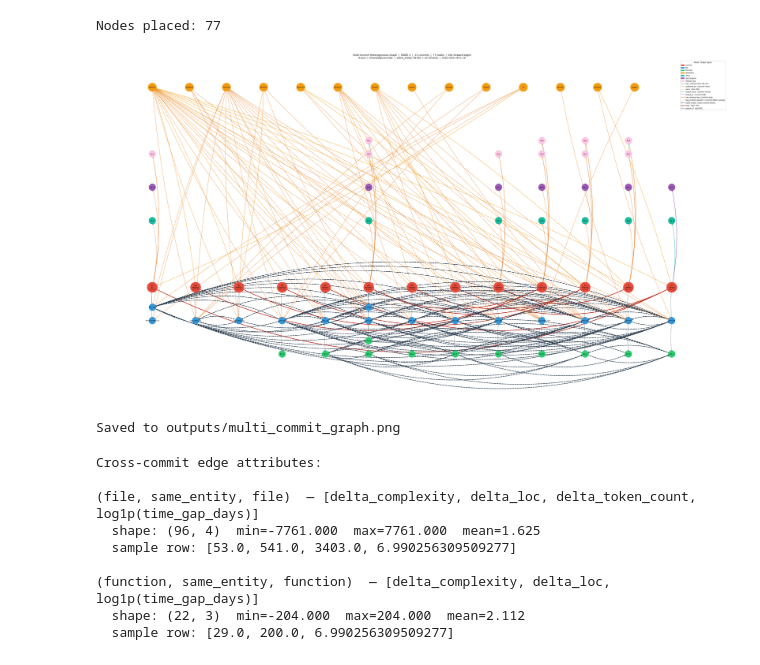
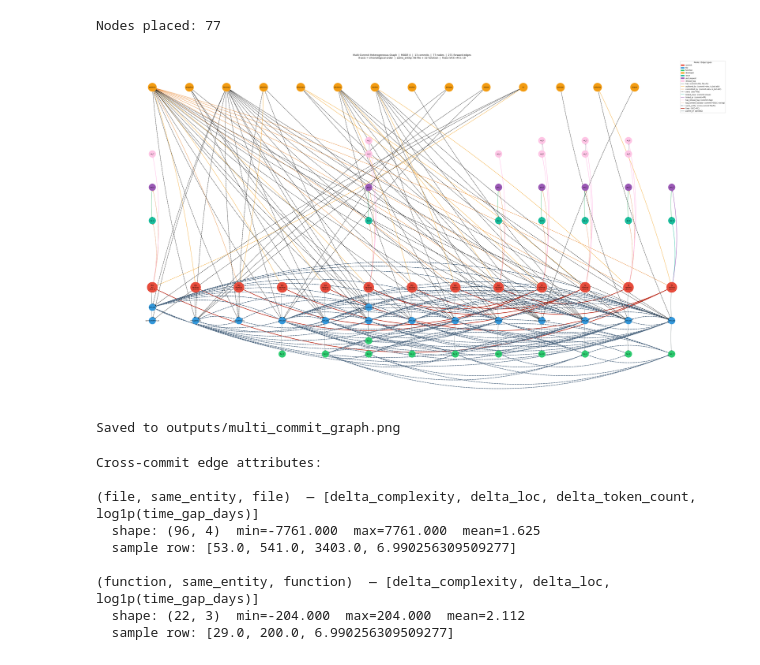
Before and after one commit to tolgakuntman/thesis, a Jupyter notebook: notebooks/multi_commit_graph.ipynb, the cells around one changed output. Drawn from its saved outputs; the diff is of its cells as text; code cells hidden in the pictures.

Commit message:
edge colors changed. the link between issue and pr added.

```diff
--- a/notebooks/multi_commit_graph.ipynb
+++ b/notebooks/multi_commit_graph.ipynb
@@ -203,15 +203,16 @@ COLOUR = {
 EDGE_COLOUR = {
     'has':               '#7f8c8d',
     'authored_by':       '#f39c12',
-    'owns':              '#e67e22',
-    'co_modified':       '#e74c3c',
+    'committed_by':      '#e67e22',  # distinct orange for committer
+    'owns':              "#000000",
+    'co_modified':       "#9de89f",
     'linked_issue':      '#1abc9c',
     'linked_pr':         '#8e44ad',
-    'has_release_tag':   '#e67e22',
+    'has_release_tag':   "#ffb5e4",
     'tag_context_pr':    '#d35400',
     'tag_context_issue': '#d35400',
     'references_issue':  '#27ae60',
-    'same_entity':       '#2c3e50',   # cross-commit file/function
+    'same_entity':       "#516a83",   # cross-commit file/function
     'parent_of':         '#95a5a6',   # git DAG
     'fixes':             '#c0392b',   # VCC→FC
 }
@@ -300,13 +301,12 @@ Nodes placed: 77
 REVERSE_RELS = {'issue_of', 'pr_of', 'tag_of', 'referenced_by_pr', 'prev_tag',
                 'prev_issue', 'prev_pr', 'tag_context_of', 'in_release'}
 
-# Only skip relations that are truly redundant or too noisy to read:
-#   - next_*/prev_* temporal chains between SDLC nodes (mode 4 tag chain kept via next_tag)
-#   - affects_*/in_release (0 edges in mode 4 anyway)
-#   - references_issue (PR→issue cross edges — clutters without adding commit connectivity)
-# All commit→SDLC edges (linked_issue, linked_pr, has_release_tag,
-# tag_context_pr, tag_context_issue) are KEPT so SDLC nodes are anchored.
-SKIP_RELS = {'next_issue', 'next_pr', 'affects_pr', 'affects_issue', 'references_issue'}
+# Only skip relations that are truly redundant or have 0 edges in mode 4:
+#   - next_issue / next_pr: mode 1 only, 0 edges in mode 4
+#   - affects_pr / affects_issue: replaced by tag_context_* in mode 4, 0 edges
+# references_issue (PR→issue) is KEPT — it is the only direct SDLC-to-SDLC
+# edge in mode 4 (PR aggregate node → issue aggregate node).
+SKIP_RELS = {'next_issue', 'next_pr', 'affects_pr', 'affects_issue'}
 
 G_vis = nx.DiGraph()
 for nid, pos in node_pos.items():
@@ -367,35 +367,36 @@ nx.draw_networkx_labels(G_vis, pos_dict,
 node_legend = [mpatches.Patch(color=c, label=nt) for nt, c in COLOUR.items()]
 # Legend — edge types
 edge_legend = [
     Line2D([0],[0], color=EDGE_COLOUR['has'],               lw=1.2,             label='has  (commit→file, file→fn)'),
-    Line2D([0],[0], color=EDGE_COLOUR['authored_by'],       lw=1.2,             label='authored_by  (commit→dev)'),
+    Line2D([0],[0], color=EDGE_COLOUR['authored_by'],       lw=1.2,             label='authored_by  (commit→dev, is_bot attr)'),
+    Line2D([0],[0], color=EDGE_COLOUR['committed_by'],      lw=1.2, ls='--',    label='committed_by  (commit→dev, is_bot attr)'),
     Line2D([0],[0], color=EDGE_COLOUR['owns'],              lw=1.0, ls='--',    label='owns  (dev→file)'),
     Line2D([0],[0], color=EDGE_COLOUR['linked_issue'],      lw=1.2,             label='linked_issue  (commit→issue)'),
     Line2D([0],[0], color=EDGE_COLOUR['linked_pr'],         lw=1.2,             label='linked_pr  (commit→PR)'),
     Line2D([0],[0], color=EDGE_COLOUR['has_release_tag'],   lw=1.2,             label='has_release_tag  (commit→tag)'),
     Line2D([0],[0], color=EDGE_COLOUR['tag_context_issue'], lw=1.0, ls=':',     label='tag_context_issue/pr  (commit→SDLC via tag)'),
     Line2D([0],[0], color=EDGE_COLOUR['same_entity'],       lw=2.0, ls='--',    label='same_entity  (cross-commit file/fn)'),
     Line2D([0],[0], color=EDGE_COLOUR['fixes'],             lw=2.5,             label='fixes  (VCC→FC)'),
     Line2D([0],[0], color=EDGE_COLOUR['parent_of'],         lw=2.0,             label='parent_of  (git DAG)'),
 ]
 ax.legend(handles=node_legend + edge_legend, loc='upper right', fontsize=7,
           title='Node / Edge types', title_fontsize=8)
 
 ax.set_title(
     f'Multi-Commit Heterogeneous Graph  |  MODE {MODE}  |  {len(COMMIT_HASHES)} commits  |  '
     f'{G_vis.number_of_nodes()} nodes  |  {G_vis.number_of_edges()} forward edges\n'
     f'X-axis = chronological order  |  '
     f'same_entity: {mg["file","same_entity","file"].edge_index.shape[1]} file + '
     f'{mg["function","same_entity","function"].edge_index.shape[1]} function  |  '
     f'fixes (VCC→FC): {mg["commit","fixes","commit"].edge_index.shape[1]}',
     fontsize=10)
 ax.axis('off')
 plt.tight_layout()
 plt.savefig('../outputs/multi_commit_graph.png', dpi=150, bbox_inches='tight')
 plt.show()
 print('Saved to outputs/multi_commit_graph.png')
 # %% [output]
-[figure, old version]
+[figure, new version]
 Saved to outputs/multi_commit_graph.png
 # %%
 # ── Edge attribute inspection ──────────────────────────────────────────────────
```
Also changed, not shown: parts of 2 cells of this notebook, 1 other file.
